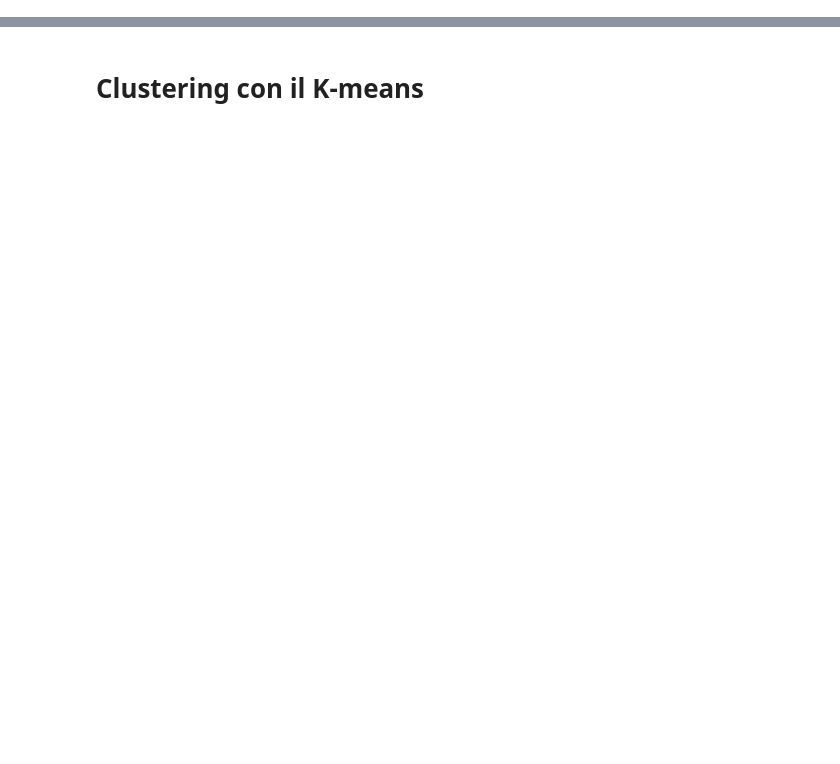
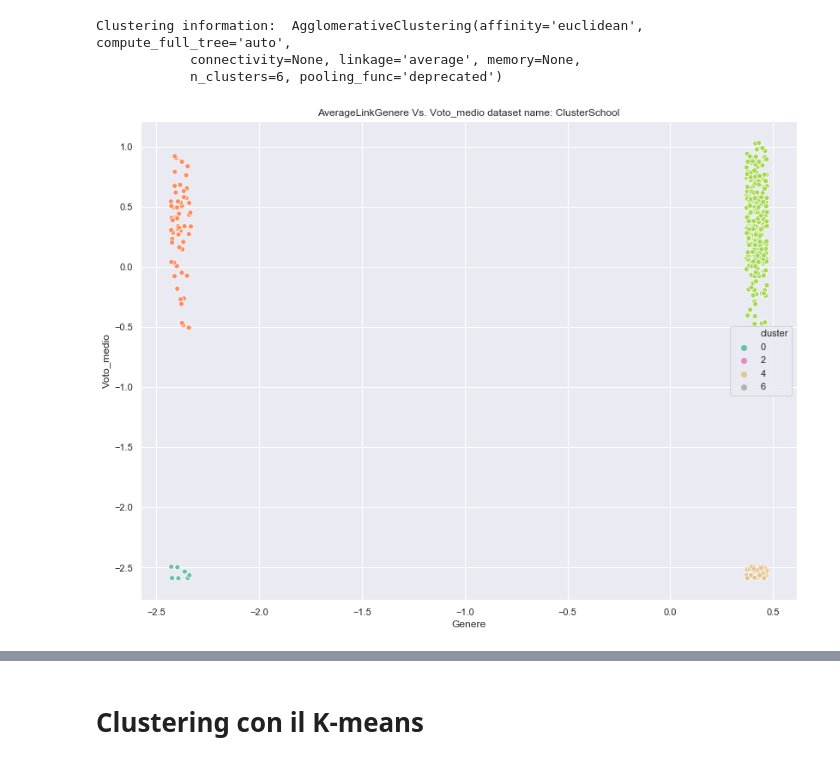
Before and after one commit to matteoghera/progettoDMO, a Jupyter notebook: Progetto_DMO_clustering2.ipynb, the cells around one changed output, grey strips where cells are left out. Saved outputs shown, nothing was run; the diff lists cells and outputs as text; code cells hidden in the pictures; blank space fills up the shorter version.

```diff
--- a/Progetto_DMO_clustering2.ipynb
+++ b/Progetto_DMO_clustering2.ipynb
@@ -292,0 +125,16 @@ La matrice delle distanze del clustering è:
+# %%
+def dataVisClustering(dataset, var1Name, var2Name, path, DatasetName,clusteringName=None):
+    plot = sns.scatterplot(x = var1Name, y = var2Name, hue=dataset.cluster, palette="Set2", data=dataset)
+    if(clusteringName=="dbscan"):
+        title = "DBSCAN: "+var1Name+" Vs. "+var2Name+" dataset name: "+DatasetName
+        plt.title(title)
+        dbsclusters=dataset[dataset.cluster != -1]
+        dbnoise=dataset[dataset.cluster == -1]
+        plt.scatter(dbnoise[var1Name], dbnoise[var2Name], marker="X", s=35, c="red") # mostra il rumore
+    else:
+        title = clusteringName+var1Name+" Vs. "+var2Name+" dataset name: "+DatasetName
+        plt.title(title)
+
+    path+="/"+clusteringName+var1Name+var2Name+DatasetName
+    fig = plot.get_figure()
+    fig.savefig(path)
@@ -292,0 +159,18 @@ La matrice delle distanze del clustering è:
+# %%
+def dataVisClusteringJitter(dataset, var1Name, var2Name, path, DatasetName,clusteringName, jitter = 0):
+    h_jitter = 0.1*jitter
+    v_jitter = 0.1*jitter
+    datasetj=dataset.copy()
+    var1j=dataset[var1Name].copy()
+    var2j=dataset[var2Name].copy()
+    l1 = len (dataset[var1Name])
+    l2 = len (dataset[var2Name])
+    for i in range (0, l1):
+        jit=random.uniform(-h_jitter, h_jitter)
+        var1j[i]=var1j[i]+jit
+    for i in range (0, l2):
+        jit=random.uniform(-v_jitter, v_jitter)
+        var2j[i]=var2j[i]+jit
+    datasetj[var1Name]=var1j
+    datasetj[var2Name]=var2j
+    dataVisClustering(datasetj, var1Name, var2Name, path, DatasetName, clusteringName)
@@ -292,0 +257,5 @@ La matrice delle distanze del clustering è:
+# %%
+path1 = './clustering/clusterSchool/kmeans'
+path2 = './clustering/clusterSchool/dbscan'
+path3 = './clustering/clusterSchool/gerachico'
+dataset1 = dataset[["Voto_test", "Voto_medio", "Genere"]] #dataset 1
@@ -292,0 +274,10 @@ La matrice delle distanze del clustering è:
+# %%
+datasetStandarHC1, datasetHC1 = c_hierarchic_Sklearn(dataset1, 6, "average")
+# %% [output]
+Clustering information:  AgglomerativeClustering(affinity='euclidean', compute_full_tree='auto',
+            connectivity=None, linkage='average', memory=None,
+            n_clusters=6, pooling_func='deprecated')
+# %%
+dataVisClusteringJitter(datasetStandarHC1, "Genere", "Voto_medio", path3, "ClusterSchool",clusteringName="AverageLink", jitter=0.5)
+# %% [output]
+[figure, added]
```
Also changed, not shown: parts of 256 cells of this notebook, 2 other files.
